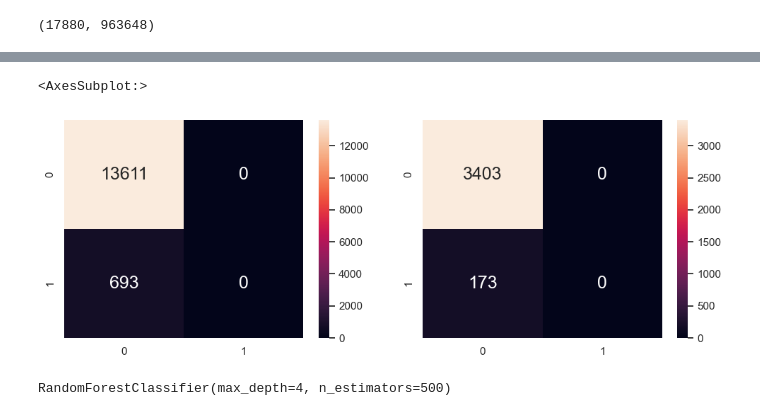
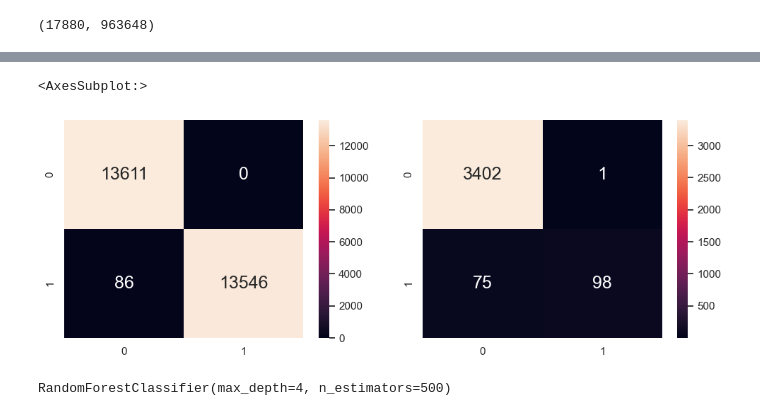
Before and after one commit to edward62740/sc1015-project, a Jupyter notebook: Random Forest.ipynb, the cells around one changed output, grey strips where cells are left out. Cells and saved outputs as stored; diff of their text form; code cells hidden in the pictures.

```diff
--- a/Random Forest.ipynb
+++ b/Random Forest.ipynb
@@ -427,7 +421,7 @@ RANDOM_SPLIT_SEED = 11
 # %% [output]
 Intel(R) Extension for Scikit-learn* enabled (https://github.com/intel/scikit-learn-intelex)
 # %%
-df = pd.read_csv(PROJ_DIR + r"fake_job_postings.csv")
+df = pd.read_csv(PROJ_DIR + r"\sc1015-project\dataset\fake_job_postings.csv")
 
 cleaned_text = pd.read_csv('lemmatized_text.csv').squeeze() # convert to pd series
 cleaned_text.head()
@@ -453,3 +447,5 @@ y=np.array(df['fraudulent']) # prediction target
 for train_index, test_index in sss.split(X, y):
     X_train, X_test = tfidf_data[train_index,:], tfidf_data[test_index,:]
     y_train, y_test = y[train_index], y[test_index]
+# %%
+X_res, y_res = adasyn.fit_resample(X_train, y_train)
@@ -457,9 +455,9 @@ for train_index, test_index in sss.split(X, y):
 from sklearn.ensemble import RandomForestClassifier
 
 # Now, the Random Forest object is created:
-ran_frt = RandomForestClassifier(n_estimators = 100,
-                                 max_depth = 4)
+ran_frt = RandomForestClassifier(n_estimators = 50,
+                                 max_depth = 32)
 
 # Random Forest is fitted on Train and Test Data:
-ran_frt.fit(X_train, y_train)
+ran_frt.fit(X_res, y_res)
 # %% [output]
@@ -467,12 +465,6 @@ RandomForestClassifier(max_depth=4)
 # %%
-y_train_predt=ran_frt.predict(X_train)
-y_test_predt=ran_frt.predict(X_test)
-print("The accuracy of train data set is: ", ran_frt.score(X_train, y_train))
-print("The accuracy of test data set is: ", ran_frt.score(X_test, y_test))
-
-
-print("For train model: ")
-rate(confusion_matrix(y_train, y_train_predt))
-print("For test model: ")
-rate(confusion_matrix(y_test, y_test_predt))
+train_predt=ran_frt.predict(X_res)
+test_predt=ran_frt.predict(X_test)
+print("The accuracy of train data set is: ", accuracy_score(train_predt, y_res))
+print("The accuracy of test data set is: ", accuracy_score(test_predt, y_test))
 # %% [output]
@@ -491,10 +484,10 @@ False Positive rate is:  0.0
 # %%
 f, axes=plt.subplots(1, 2, figsize=(12,4))
-sb.heatmap(confusion_matrix(y_train, y_train_predt), annot=True, fmt=".0f", annot_kws={"size":18}, ax=axes[0])
-sb.heatmap(confusion_matrix(y_test, y_test_predt), annot=True, fmt=".0f", annot_kws={"size":18}, ax=axes[1])
+sb.heatmap(confusion_matrix(y_res, train_predt), annot=True, fmt=".0f", annot_kws={"size":18}, ax=axes[0])
+sb.heatmap(confusion_matrix(y_test, test_predt), annot=True, fmt=".0f", annot_kws={"size":18}, ax=axes[1])
 # %% [output]
 <AxesSubplot:>
-[figure, old version]
+[figure, new version]
 # %%
 # Now, the Random Forest object is created:
 ran_frt = RandomForestClassifier(n_estimators = 500,
```
Also changed, not shown: parts of 5 cells of this notebook.
